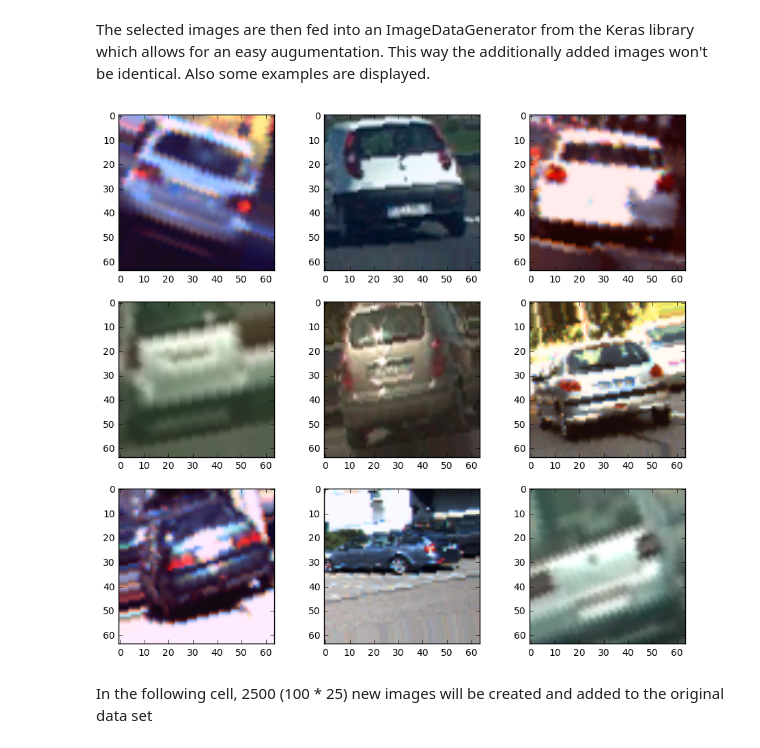
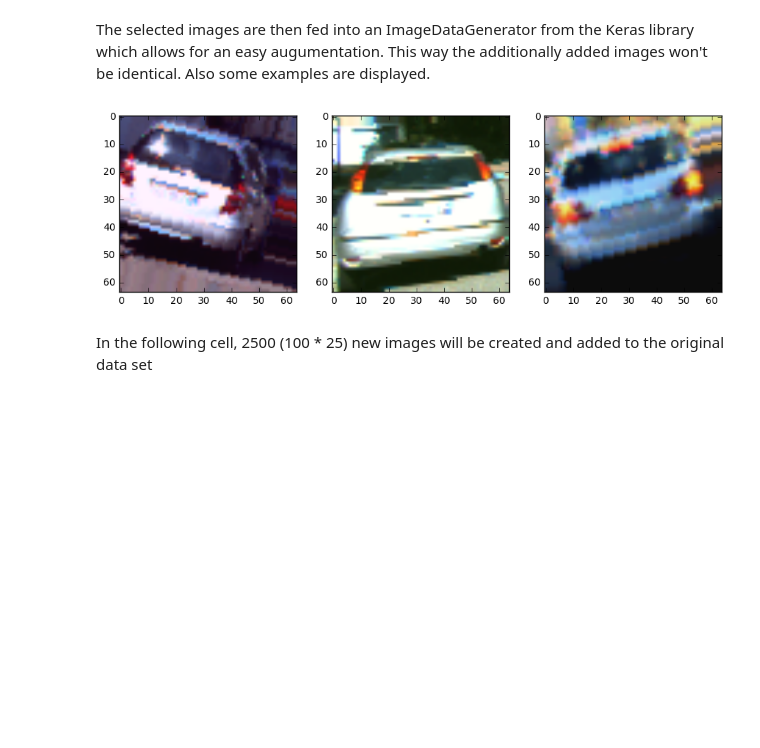
Before and after one commit to pkern90/vehicle-tracking, a Jupyter notebook: Notebooks/Vehicle Image Preparation.ipynb, the cells around one changed output. Drawn from its saved outputs; the diff is of its cells as text; code cells hidden in the pictures; blank space fills up the shorter version.

```diff
--- a/Notebooks/Vehicle Image Preparation.ipynb
+++ b/Notebooks/Vehicle Image Preparation.ipynb
@@ -54,18 +56,18 @@ The selected images are then fed into an ImageDataGenerator from the Keras libra
 # %%
 idg = ImageDataGenerator(
     rotation_range=20.,
     width_shift_range=0.1,
     height_shift_range=0.1,
     zoom_range=0.1,
     channel_shift_range=20,
     horizontal_flip=True)
 
-fig, axis = plt.subplots(3,3, figsize=(11,10))
+fig, axis = plt.subplots(1,3, figsize=(11,10))
 for i, (x,y) in enumerate(idg.flow(cars[wht_filter], np.ones(len(cars[wht_filter])), batch_size=1)):
-    if i == 9: break
-    axis[i%3, i//3].imshow(x[0].astype(np.uint8))
+    if i == 3: break
+    axis[i%3].imshow(x[0].astype(np.uint8))
 # %% [output]
-[figure, old version]
+[figure, new version]
 # %% [markdown]
 In the following cell, 2500 (100 * 25) new images will be created and added to the original data set
 # %%
```
Also changed, not shown: parts of 1 cell of this notebook, 4 other files.
